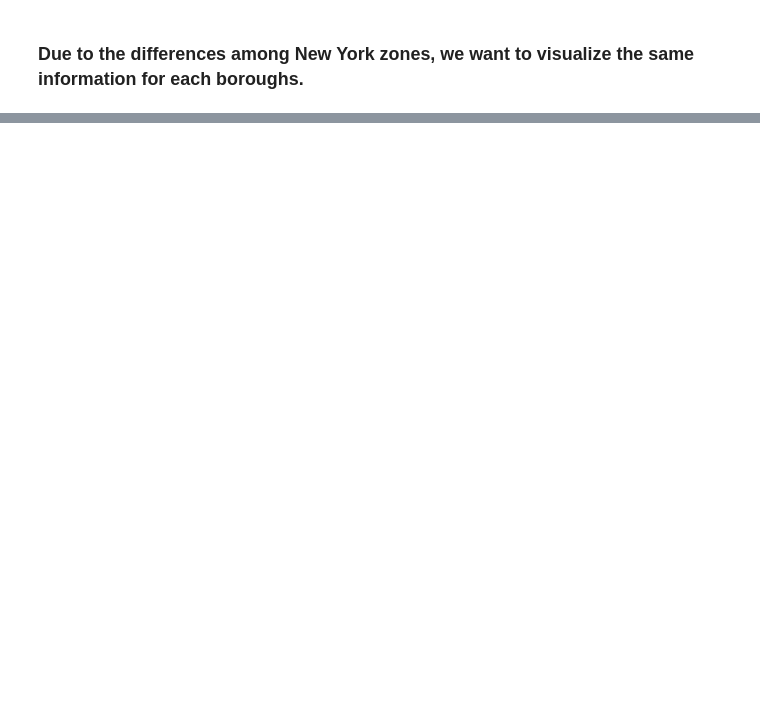
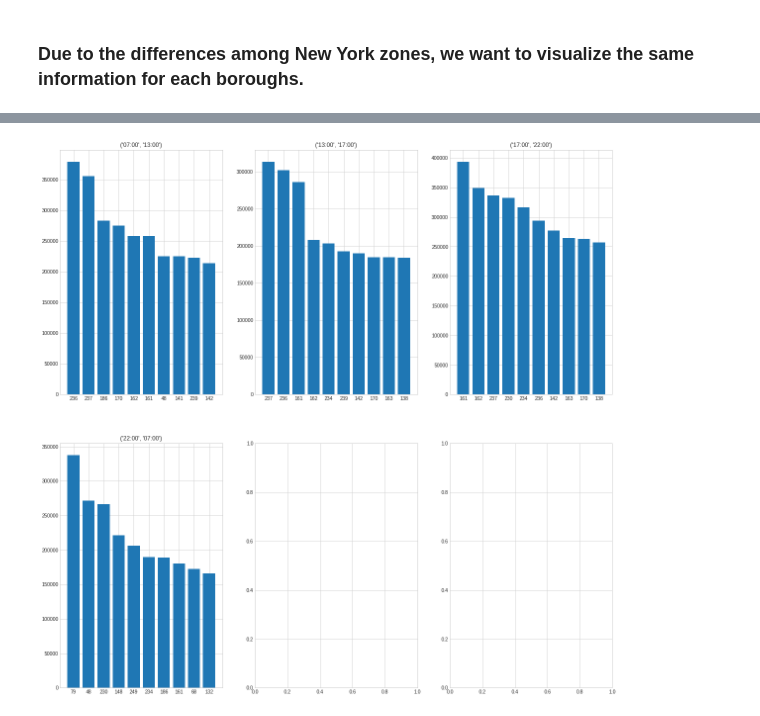
Before and after one commit to Wuj94/nyc-taxi, a Jupyter notebook: ADM_HW.ipynb, the cells around one changed output, grey strips where cells are left out. Cells and saved outputs as stored; diff of their text form; code cells hidden in the pictures; blank space fills up the shorter version.

```diff
--- a/ADM_HW.ipynb
+++ b/ADM_HW.ipynb
@@ -69,0 +112,30 @@ for i in range(len(avg_trips_per_borough)):
+# %%
+from functools import reduce
+
+# calculate passenger per borough over the entire time period considered in every time slot
+ppt_pb = []
+for ppm in passenger_count_per_borough:
+    ppt_pb.append(reduce(lambda x, y: x.add(y, fill_value=0), ppm))
+
+#set up the plot
+nrow = 2 if int(len(passenger_count_per_borough) / 3 + 1) == 1 else int(len(passenger_count_per_borough) / 3 + 1)
+ncol = int(len(passenger_count_per_borough) / nrow + 1)
+fig, axes = plt.subplots(nrow, ncol, figsize=(20,20))
+
+n_largest = 10
+row = 0
+col = 0
+for i in range(len(ppt_pb)):
+    if i == ncol:
+        row += 1
+        col = 0
+    highest_vals = ppt_pb[i].nlargest(n_largest)
+
+    x_pos = np.arange(n_largest)
+    axes[row, col].bar(x_pos, highest_vals)
+    axes[row, col].set_xticks(x_pos)
+    axes[row, col].set_xticklabels(highest_vals.index)
+    axes[row, col].set_title(time_slot[i])
+    col += 1
+# %% [output]
+[figure, added]
```
Also changed, not shown: parts of 9 cells of this notebook.
